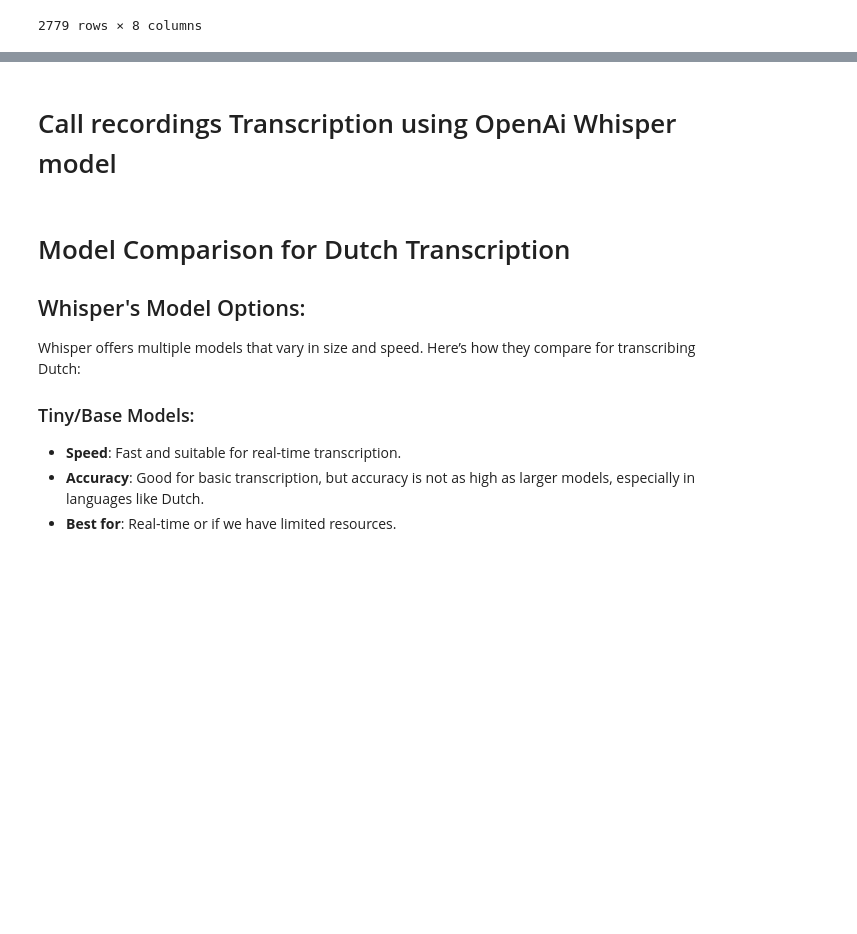
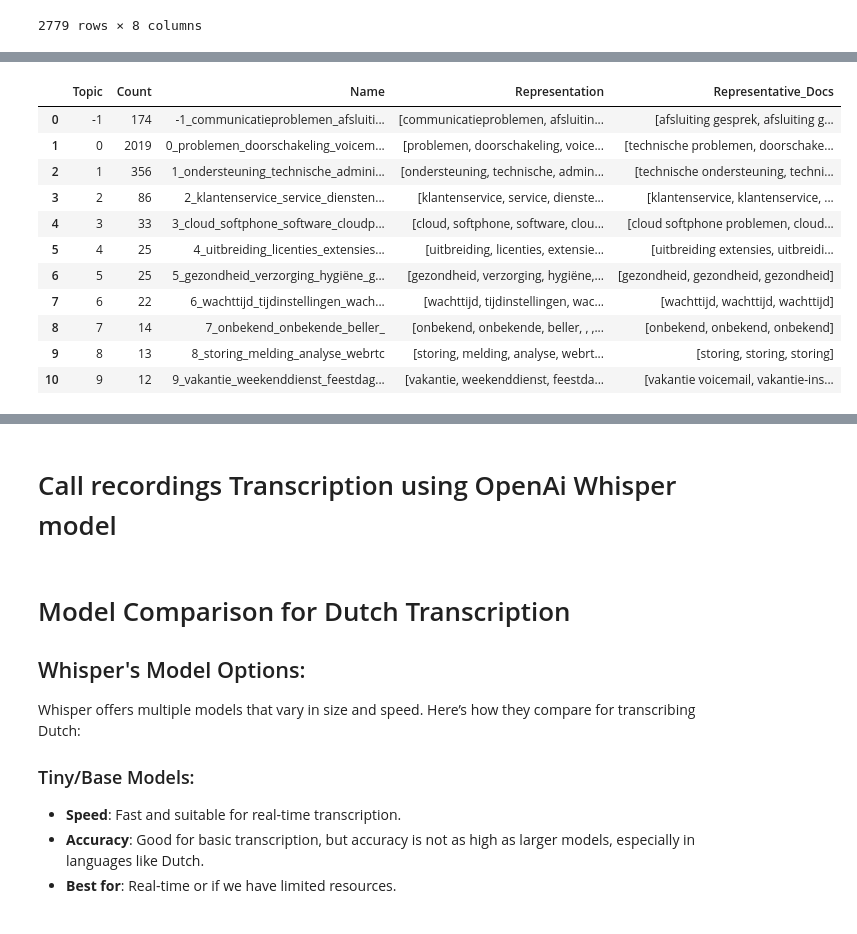
Before and after one commit to fredboneML/RECIPE_AGENT, a Jupyter notebook: notebooks/ai_analyzer.ipynb, the cells around one changed output, grey strips where cells are left out. Cells and saved outputs as stored; diff of their text form; code cells hidden in the pictures; blank space fills up the shorter version.

Commit message:
Reducing the 1614 topics to a meaningful lower topic number using Google BERTopic for Topic Modelling in combination with Gensim Coherence Score to find the optimal number of topics

```diff
--- a/notebooks/ai_analyzer.ipynb
+++ b/notebooks/ai_analyzer.ipynb
@@ -959,0 +1129,15 @@ df.size
+# %%
+best_model.get_topic_info()
+# %% [output]
+|  | Topic | Count | Name | Representation | Representative_Docs |
+| 0 | -1 | 174 | -1_communicatieproblemen_afsluiti... | [communicatieproblemen, afsluitin... | [afsluiting gesprek, afsluiting g... |
+| 1 | 0 | 2019 | 0_problemen_doorschakeling_voicem... | [problemen, doorschakeling, voice... | [technische problemen, doorschake... |
+| 2 | 1 | 356 | 1_ondersteuning_technische_admini... | [ondersteuning, technische, admin... | [technische ondersteuning, techni... |
+| 3 | 2 | 86 | 2_klantenservice_service_diensten... | [klantenservice, service, dienste... | [klantenservice, klantenservice, ... |
+| 4 | 3 | 33 | 3_cloud_softphone_software_cloudp... | [cloud, softphone, software, clou... | [cloud softphone problemen, cloud... |
+| 5 | 4 | 25 | 4_uitbreiding_licenties_extensies... | [uitbreiding, licenties, extensie... | [uitbreiding extensies, uitbreidi... |
+| 6 | 5 | 25 | 5_gezondheid_verzorging_hygiëne_g... | [gezondheid, verzorging, hygiëne,... | [gezondheid, gezondheid, gezondheid] |
+| 7 | 6 | 22 | 6_wachttijd_tijdinstellingen_wach... | [wachttijd, tijdinstellingen, wac... | [wachttijd, wachttijd, wachttijd] |
+| 8 | 7 | 14 | 7_onbekend_onbekende_beller_ | [onbekend, onbekende, beller, , ,... | [onbekend, onbekend, onbekend] |
+| 9 | 8 | 13 | 8_storing_melding_analyse_webrtc | [storing, melding, analyse, webrt... | [storing, storing, storing] |
+| 10 | 9 | 12 | 9_vakantie_weekenddienst_feestdag... | [vakantie, weekenddienst, feestda... | [vakantie voicemail, vakantie-ins... |
```
Also changed, not shown: parts of 23 cells of this notebook, 12 other files.
